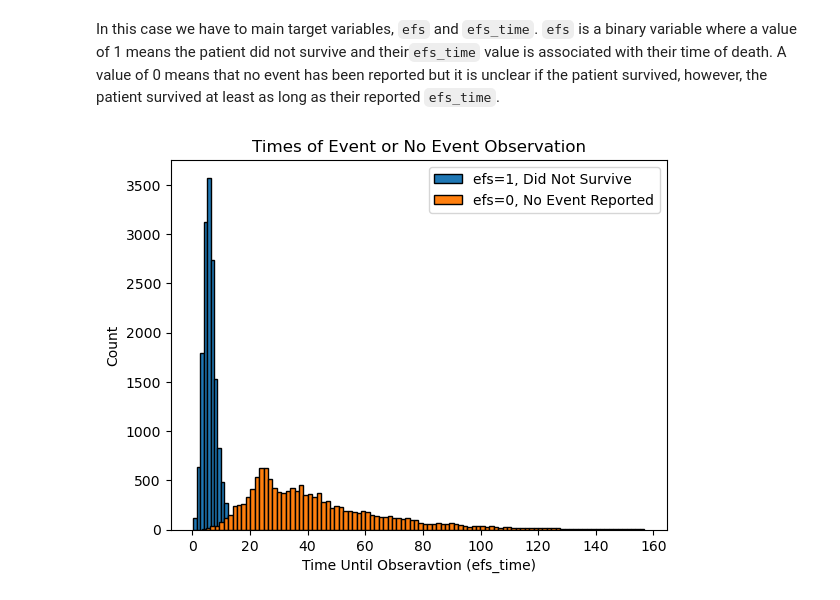
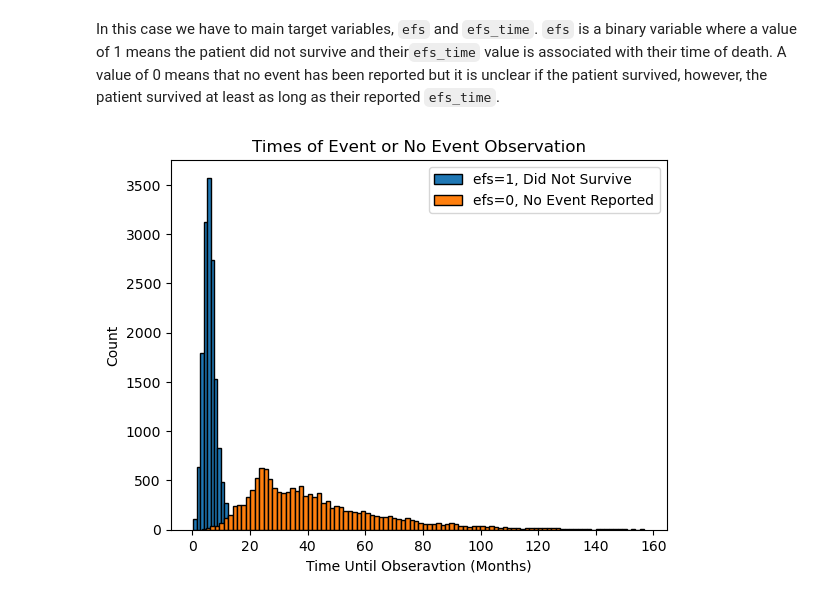
Before and after one commit to CWS01/KaggleHCTOutcomes, a Jupyter notebook: PredictingHCTOutcomes.ipynb, the cells around one changed output. Saved outputs shown, nothing was run; the diff lists cells and outputs as text; code cells hidden in the pictures.

```diff
--- a/PredictingHCTOutcomes.ipynb
+++ b/PredictingHCTOutcomes.ipynb
@@ -32,10 +32,10 @@ In this case we have to main target variables, `efs` and `efs_time`. `efs` is a
 # %%
 plt.hist(traindf.loc[traindf['efs']==1, 'efs_time'], bins=100, edgecolor='black', label="efs=1, Did Not Survive")
 plt.hist(traindf.loc[traindf['efs']==0, 'efs_time'], bins=100, edgecolor='black', label='efs=0, No Event Reported')
-plt.xlabel('Time Until Obseravtion (efs_time)')
+plt.xlabel('Time Until Obseravtion (Months)')
 plt.ylabel('Count')
 plt.title('Times of Event or No Event Observation')
 plt.legend()
 plt.show()
 # %% [output]
-[figure, old version]
+[figure, new version]
```
Also changed, not shown: parts of 2 cells of this notebook.
